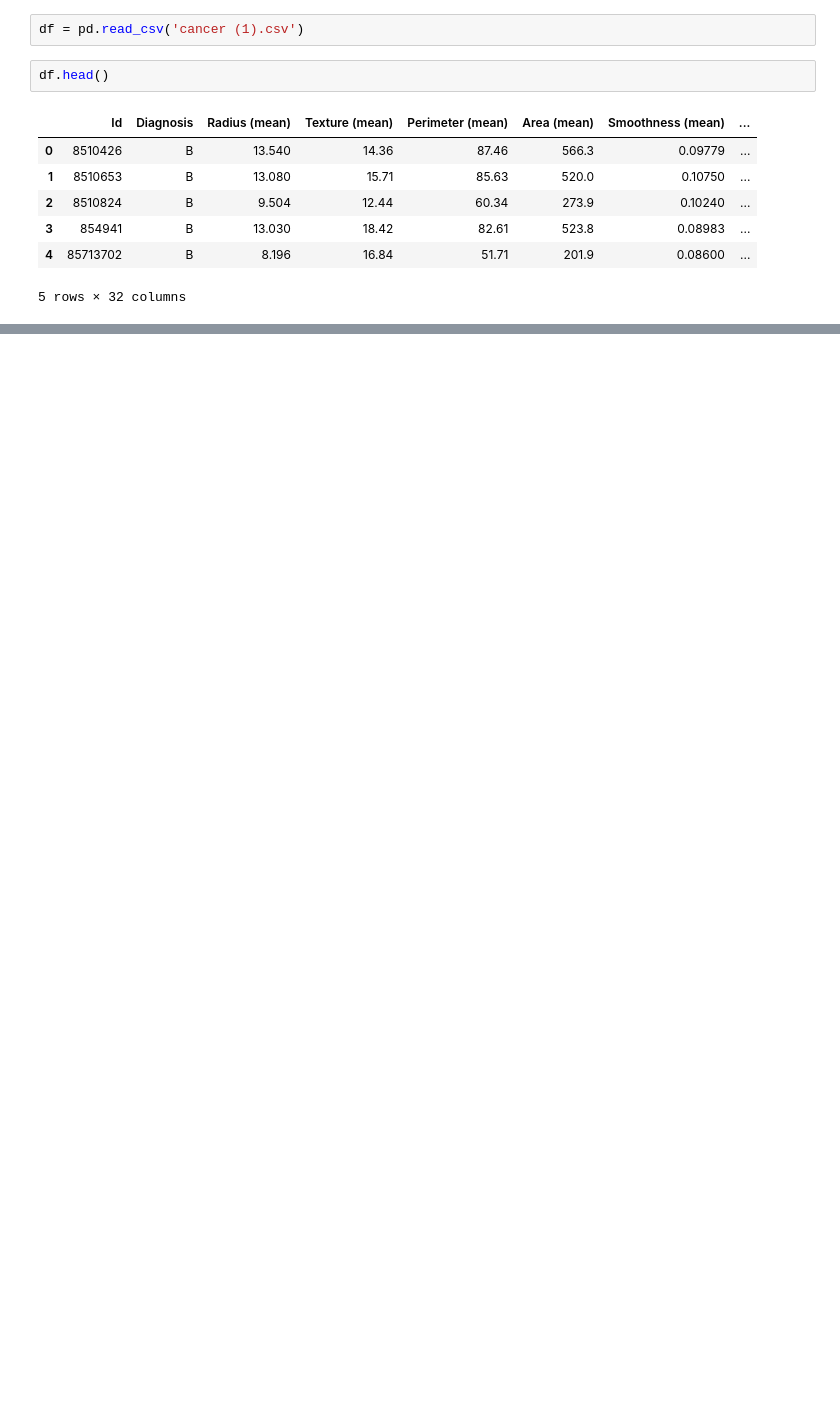
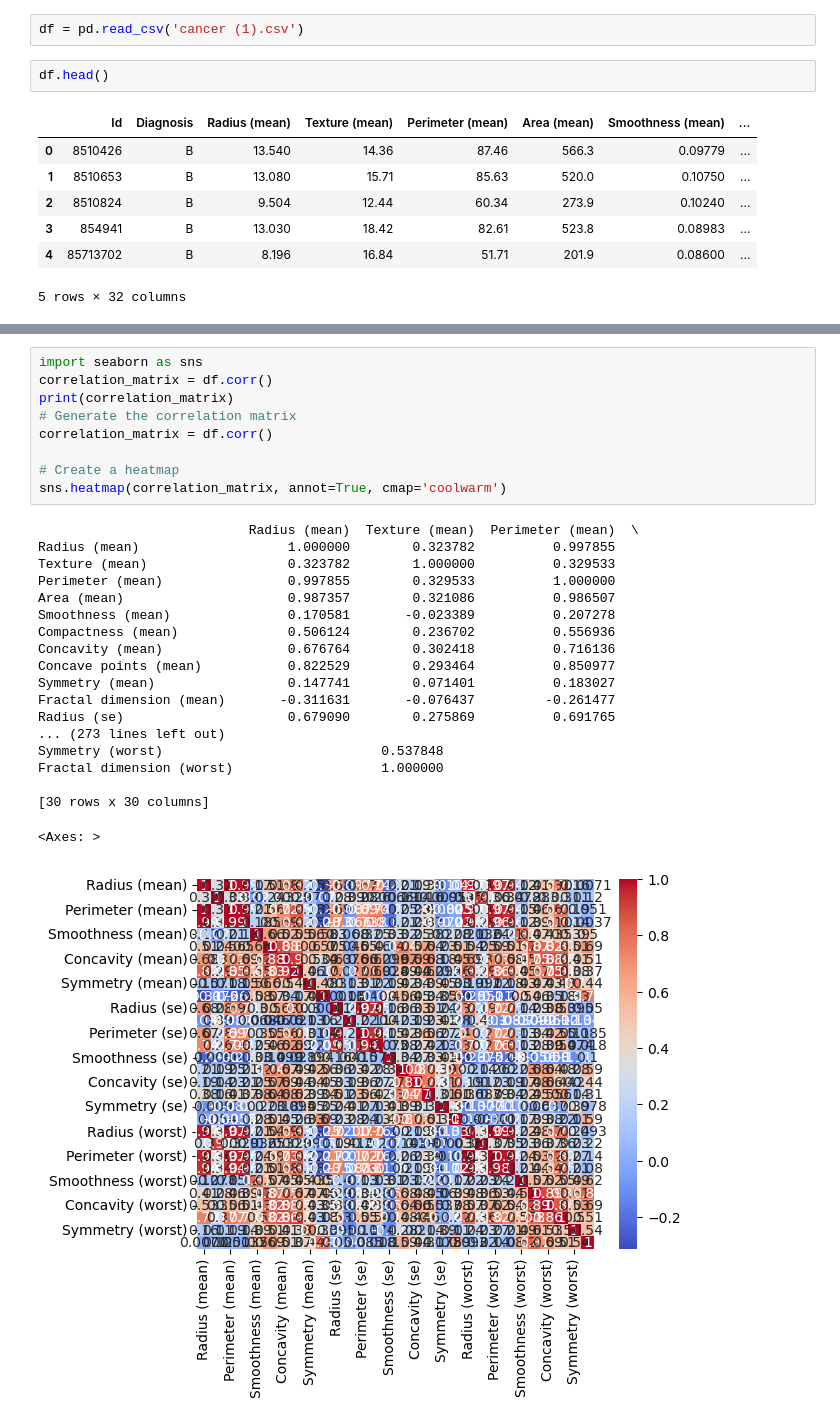
Before and after one commit to chegri1/dataviz_cancer, a Jupyter notebook: VIZ.ipynb, the cells around one changed output, grey strips where cells are left out. Cells and saved outputs as stored; diff of their text form; blank space fills up the shorter version.

```diff
--- a/VIZ.ipynb
+++ b/VIZ.ipynb
@@ -32,0 +76,29 @@ df.shape
+# %%
+import seaborn as sns
+correlation_matrix = df.corr()
+print(correlation_matrix)
+# Generate the correlation matrix
+correlation_matrix = df.corr()
+
+# Create a heatmap
+sns.heatmap(correlation_matrix, annot=True, cmap='coolwarm')
+# %% [output]
+                           Radius (mean)  Texture (mean)  Perimeter (mean)  \
+Radius (mean)                   1.000000        0.323782          0.997855
+Texture (mean)                  0.323782        1.000000          0.329533
+Perimeter (mean)                0.997855        0.329533          1.000000
+Area (mean)                     0.987357        0.321086          0.986507
+Smoothness (mean)               0.170581       -0.023389          0.207278
+Compactness (mean)              0.506124        0.236702          0.556936
+Concavity (mean)                0.676764        0.302418          0.716136
+Concave points (mean)           0.822529        0.293464          0.850977
+Symmetry (mean)                 0.147741        0.071401          0.183027
+Fractal dimension (mean)       -0.311631       -0.076437         -0.261477
+Radius (se)                     0.679090        0.275869          0.691765
+... (273 lines left out)
+Symmetry (worst)                            0.537848
+Fractal dimension (worst)                   1.000000
+
+[30 rows x 30 columns]
+<Axes: >
+[figure, added]
```
Also changed, not shown: parts of 6 cells of this notebook.
